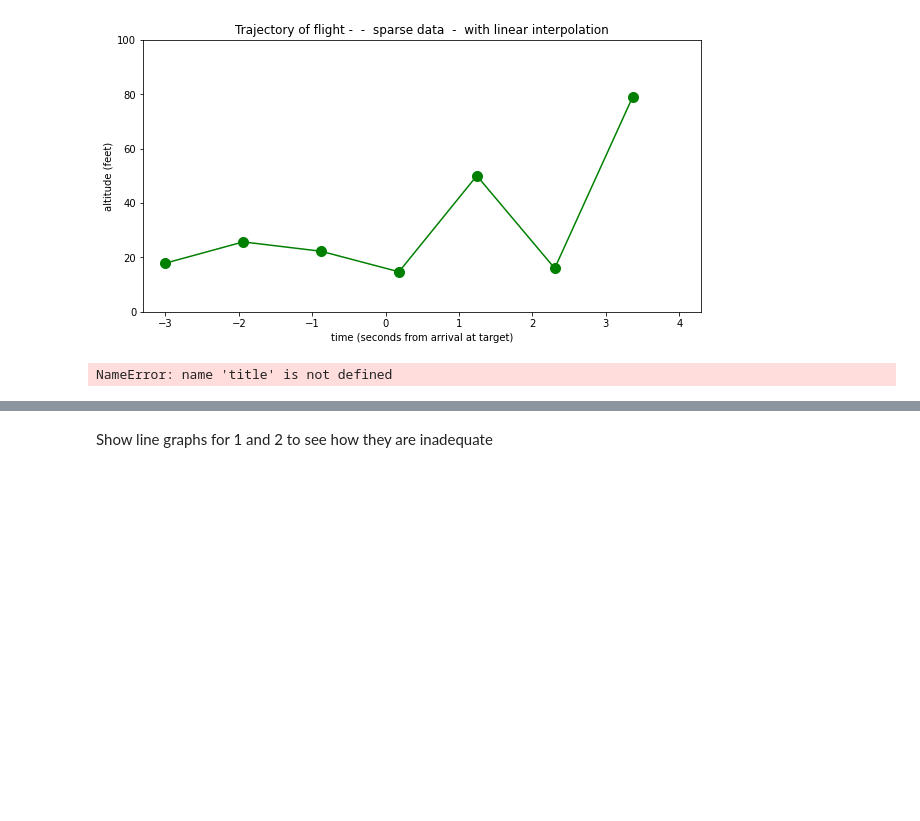
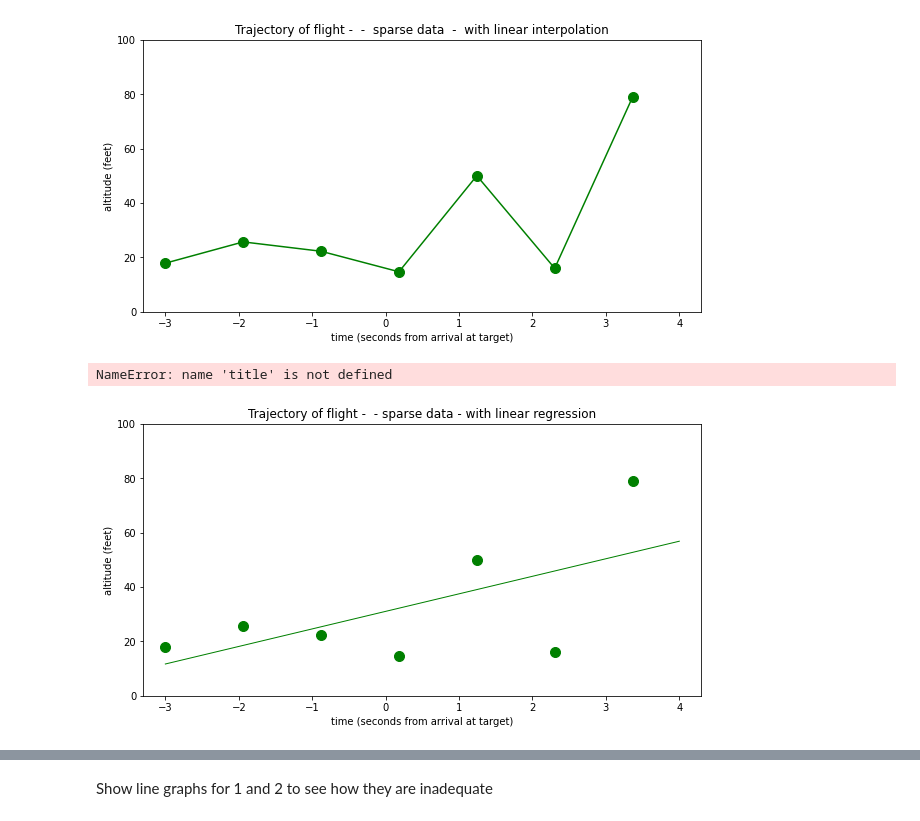
Before and after one commit to jmailman/data_smoothing, a Jupyter notebook: data_smoothing_concise.ipynb, the cells around one changed output, grey strips where cells are left out. Drawn from its saved outputs; the diff is of its cells as text; code cells hidden in the pictures; blank space fills up the shorter version.

```diff
--- a/data_smoothing_concise.ipynb
+++ b/data_smoothing_concise.ipynb
@@ -191,3 +191,9 @@ plt.show()
 # %% [output]
 NameError: name 'title' is not defined
+# %%
+m, b = np.polyfit(sparse_input, sparse_data, 1)
+title_suffix =  ' - sparse data'+ ' - with linear regression'
+graph(sparse_input, sparse_data,  title_suffix, scatter=True, solid_line=False, line_viz = [(in_array, m*x+b)])
+# %% [output]
+[figure, added]
 # %%
```
Also changed, not shown: parts of 16 cells of this notebook, 35 other files.
